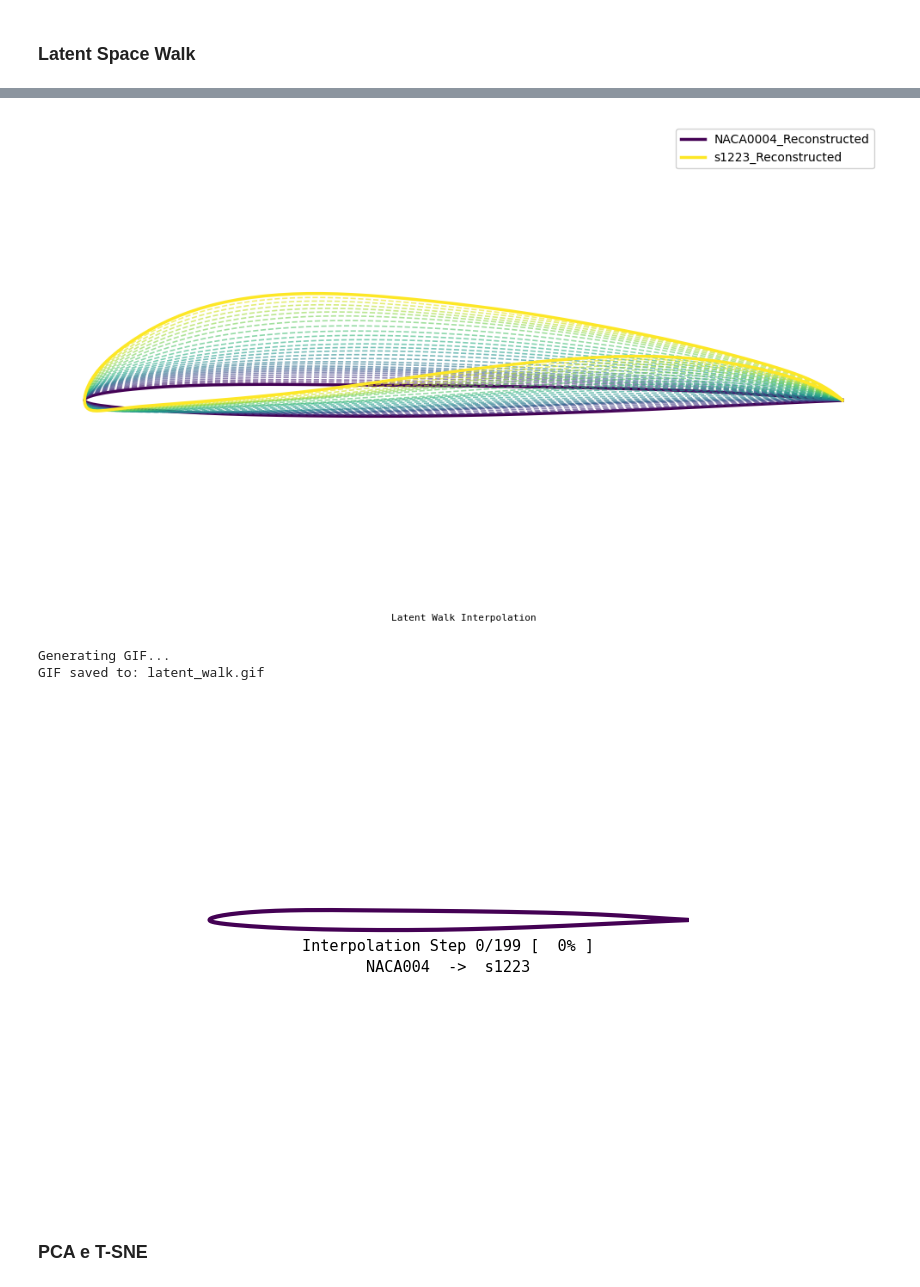
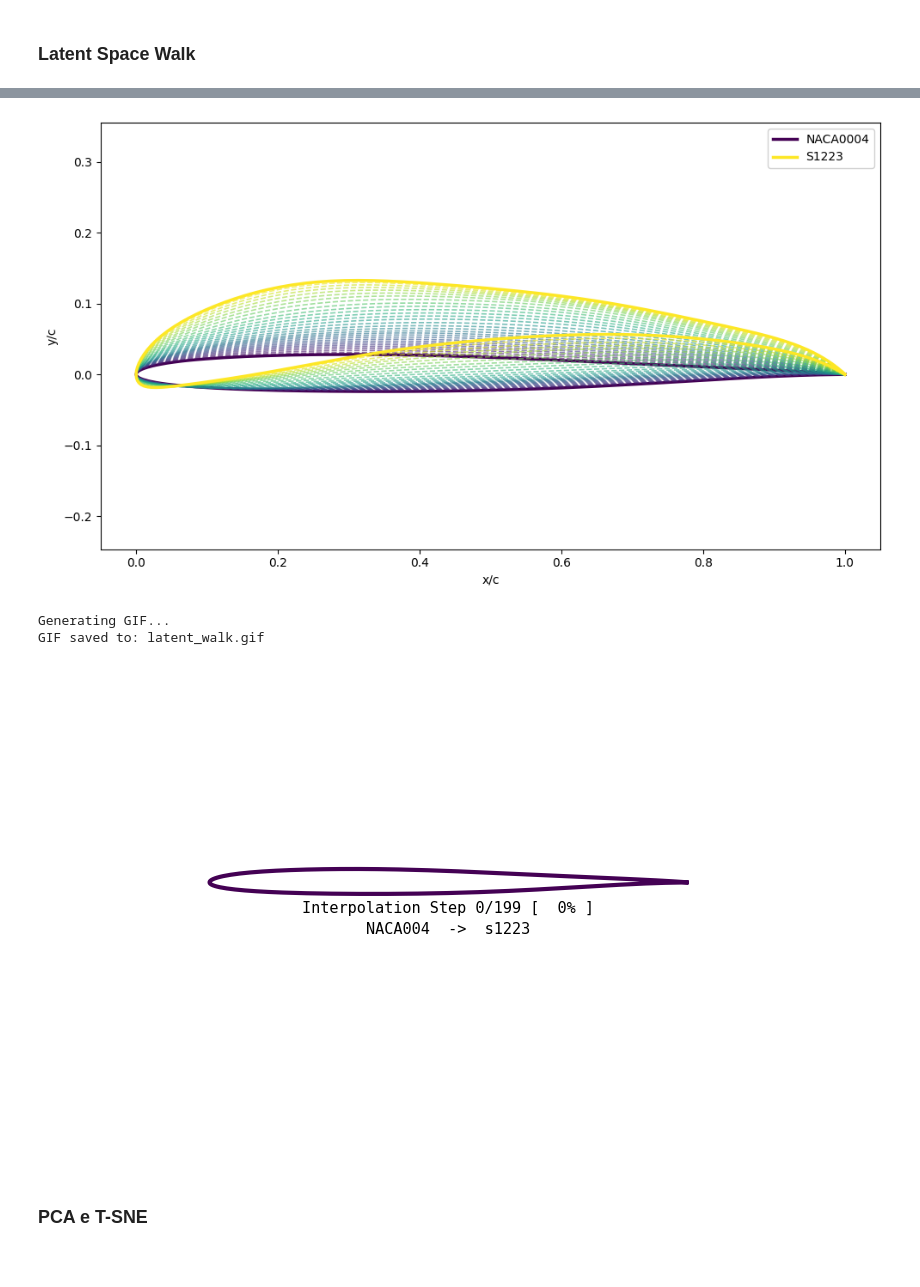
Before and after one commit to matsouto/Generative_airfoil_models, a Jupyter notebook: notebook/validation/vae_validation.ipynb, the cells around one changed output, grey strips where cells are left out. Saved outputs shown, nothing was run; the diff lists cells and outputs as text; code cells hidden in the pictures.

```diff
--- a/notebook/validation/vae_validation.ipynb
+++ b/notebook/validation/vae_validation.ipynb
@@ -62,25 +60,25 @@ To enable the following instructions: AVX2 FMA, in other operations, rebuild Ten
 # ============================================================================
 
 # 1. The timestamp folder name in models/cstvae/
-RUN_ID = "20260201-233018"
+RUN_ID = "20260516-232746"
 
 # 2. The specific epoch number to load
-EPOCH = 500
+EPOCH = 100
 
 # 3. Model Hyperparameters (Must match what was used in training)
-NPV = 12
-LATENT_DIM = 16
+NPV = 8
+LATENT_DIM = 10
 
 # 4. Number of airfoils to plot during validation
-AIRFOILS_TO_PLOT = 16
+AIRFOILS_TO_PLOT = 25
 
 # Paths
 BASE_DIR = Path(proj_path) # Project Root
 MODELS_DIR = BASE_DIR / "models" / "cstvae" / RUN_ID
 WEIGHTS_PATH = MODELS_DIR / "weights" / f"vae_weights_epoch_{EPOCH}.weights.h5"
 SCALER_PATH = MODELS_DIR / "scaler" / "scaler.pkl"
-TRAIN_DATA_PATH = BASE_DIR / "data" / "processed" / "train_kulfan_dataset_75.json"
-DATA_PATH = BASE_DIR / "data" / "processed" / "val_kulfan_dataset_75.json"
+TRAIN_DATA_PATH = BASE_DIR / "data" / "processed" / "train_kulfan_dataset_8.json"
+DATA_PATH = BASE_DIR / "data" / "processed" / "val_kulfan_dataset_8.json"
 
 print(f"Loading model from: {RUN_ID}")
 print(f"Weights file: {WEIGHTS_PATH}")
@@ -816,19 +1428,24 @@ af2_reconstructed.draw()
 # %%
-af1_latent_vector = vae.encoder(af1_normalized_tensor)
-af2_latent_vector = vae.encoder(af2_normalized_tensor)
+af1_latent_vector, _ = vae.encoder(af1_normalized_tensor)
+af2_latent_vector, _ = vae.encoder(af2_normalized_tensor)
 
 plot_latent_walk(
     vae_model=vae,
     start_point=af1_latent_vector,
     end_point=af2_latent_vector,
     num_steps=30,
-    start_name=af1_reconstructed.name,
-    end_name=af2_reconstructed.name,
-    title="Interpolation Analysis",
+    start_name="NACA0004",
+    end_name="S1223",
+    text_label=None,
+    save_path=BASE_DIR / "images",
+    filename="latent_walk_naca0004_s1223.png",
+    dpi=300,
+    show_axes=True,
+    show_grid=False,
     colorbar=False
 )
 # %% [output]
-[figure, old version]
+[figure, new version]
 # %%
 save_latent_walk_gif(vae, af1_latent_vector, af2_latent_vector, start_name="NACA004", end_name="s1223",  num_steps=200)
 
@@ -836,7 +1453,7 @@ display(Image(filename="latent_walk.gif"))
 # %% [output]
 Generating GIF...
 GIF saved to: latent_walk.gif
-[figure, old version]
+[figure, new version]
 # %% [markdown]
 ### PCA e T-SNE
 # %%
```
Also changed, not shown: parts of 35 cells of this notebook, 3 other files.
